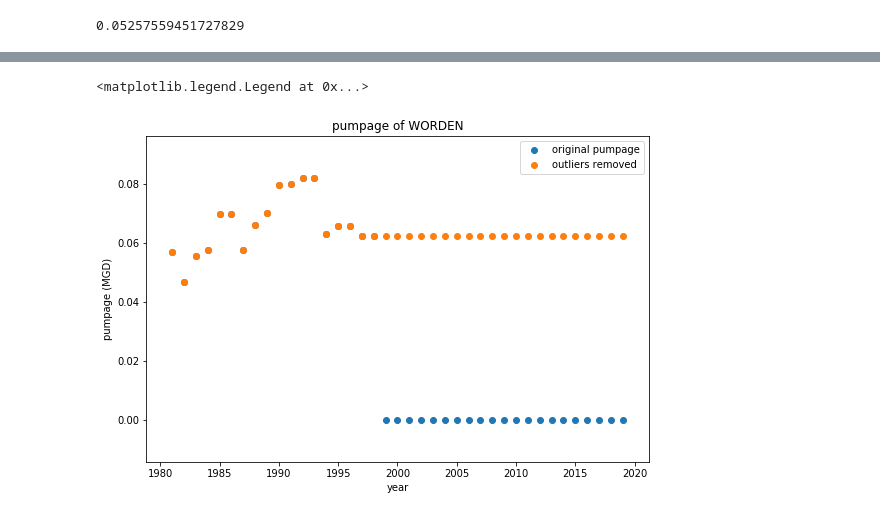
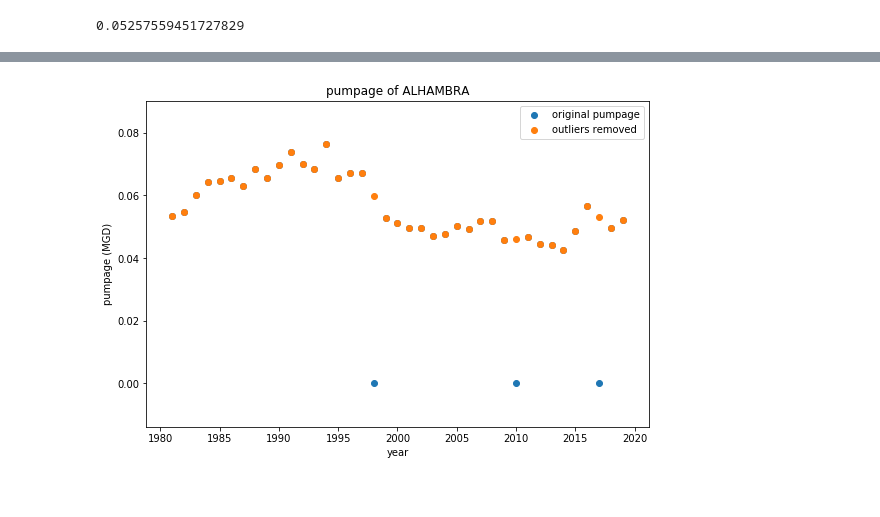
Before and after one commit to Firas-95/GEO572-Project-E.St.Louis, a Jupyter notebook: pumping/pump_data_modified_new.ipynb, the cells around one changed output, grey strips where cells are left out. Cells and saved outputs as stored; diff of their text form; code cells hidden in the pictures.

```diff
--- a/pumping/pump_data_modified_new.ipynb
+++ b/pumping/pump_data_modified_new.ipynb
@@ -12,10 +13,12 @@ df_pump = df_pump/10**6/365.25
 df.iloc[:,7:] = df_pump
 # %%
+# calculate the sum of pumpage based on each facility
 df_fac_pump = df.iloc[:,2:]
 df_fac_pump = df_fac_pump.drop(['fac_well_num','depth_total_last_known','lam_x','lam_y'],axis=1)
 df_fac_pump = df_fac_pump.groupby(['owner'], as_index=False).sum()
 
 print(df_fac_pump)
+df_fac_pump_copy = df_fac_pump.copy()
 # %% [output]
                               owner       1981       1982       1983  \
 0                          ALHAMBRA   0.053388   0.054757   0.060233
@@ -34,6 +37,18 @@ print(df_fac_pump)
 103   0.000000   0.000000   0.000000  0.000000
 
 [104 rows x 40 columns]
+# %%
+def pump_modified_plot(irow):
+    year_list = range(1981,2020)
+    pump = df_fac_pump_copy.iloc[irow,1:]
+    pump_new = df_fac_pump.iloc[irow,1:]
+    plt.figure(figsize=(9,6),facecolor="white")
+    plt.scatter(year_list,pump,label='original pumpage')
+    plt.scatter(year_list,pump_new,label='outliers removed')
+    plt.title('pumpage of' + ' ' + df_fac_pump_copy.iloc[irow,0])
+    plt.ylabel('pumpage (MGD)')
+    plt.xlabel('year')
+    plt.legend()
 # %%
 year_list = range(1981,2020)
 pump1 = df_fac_pump.iloc[0,1:]
@@ -93,11 +82,4 @@ plt.legend()
-# %%
-plt.figure(figsize=(9,6))
-plt.scatter(year_list,pump3,label='original pumpage')
-plt.scatter(year_list,pump3_new,label='outliers removed')
-plt.title('pumpage of WORDEN')
-plt.ylabel('pumpage (MGD)')
-plt.xlabel('year')
-plt.legend()
-# %% [output]
-<matplotlib.legend.Legend at 0x...>
-[figure, removed]
+# %%
+pump_modified_plot(0)
+# %% [output]
+[figure, added]
```
Also changed, not shown: parts of 11 cells of this notebook, 2 other files.
